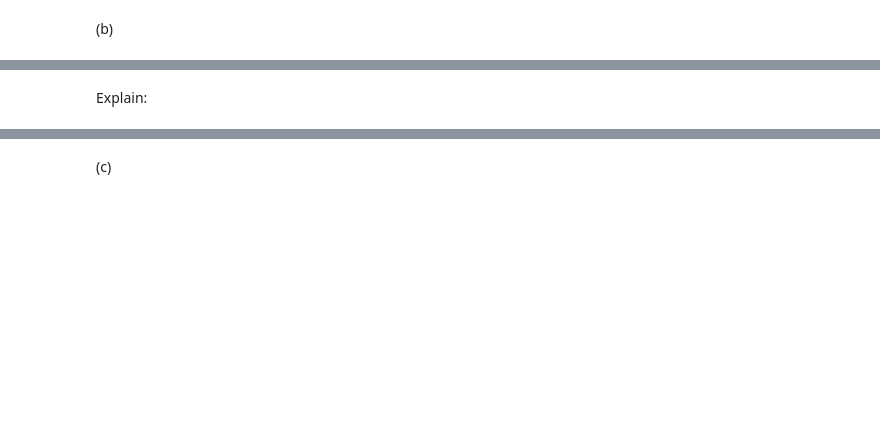
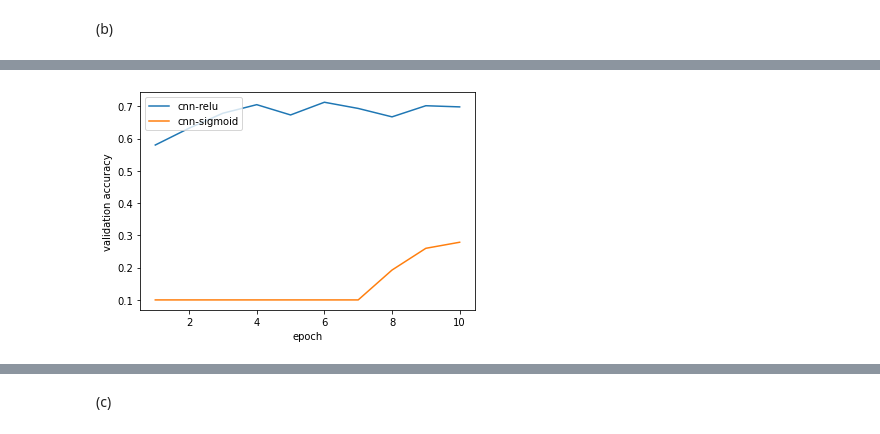
Before and after one commit to jialush/STAT6189_DeepLearning, a Jupyter notebook: HW2_Wang_Jialu.ipynb, the cells around one changed output, grey strips where cells are left out. Cells and saved outputs as stored; diff of their text form; code cells hidden in the pictures; blank space fills up the shorter version.

```diff
--- a/HW2_Wang_Jialu.ipynb
+++ b/HW2_Wang_Jialu.ipynb
@@ -408,7 +446,7 @@ else:
 
     # Fit the model on the batches generated by datagen.flow().
     tic=time.time()
-    model_sig.fit_generator(datagen.flow(x_train, y_train,
+    history_model_sig=model_sig.fit_generator(datagen.flow(x_train, y_train,
                                      batch_size=batch_size),
                         epochs=epochs,
                         validation_data=(x_test, y_test),
@@ -426,9 +485,11 @@ print('Saved trained model at %s ' % model_path)
 # %%
-plt.plot(model.history['val_accuracy'])
-plt.plot(model_sig.history['val_accuracy'])
-plt.ylabel('accuracy')
+import matplotlib.pyplot as plt
+epoch=range(1,(len(history_model.history['val_accuracy'])+1))
+plt.plot(epoch,history_model.history['val_accuracy'])
+plt.plot(epoch,history_model_sig.history['val_accuracy'])
+plt.ylabel('validation accuracy')
 plt.xlabel('epoch')
 plt.legend(['cnn-relu', 'cnn-sigmoid'], loc='upper left')
 plt.show()
+# %% [output]
+[figure, added]
-# %% [markdown]
-Explain:
```
Also changed, not shown: parts of 18 cells of this notebook.
